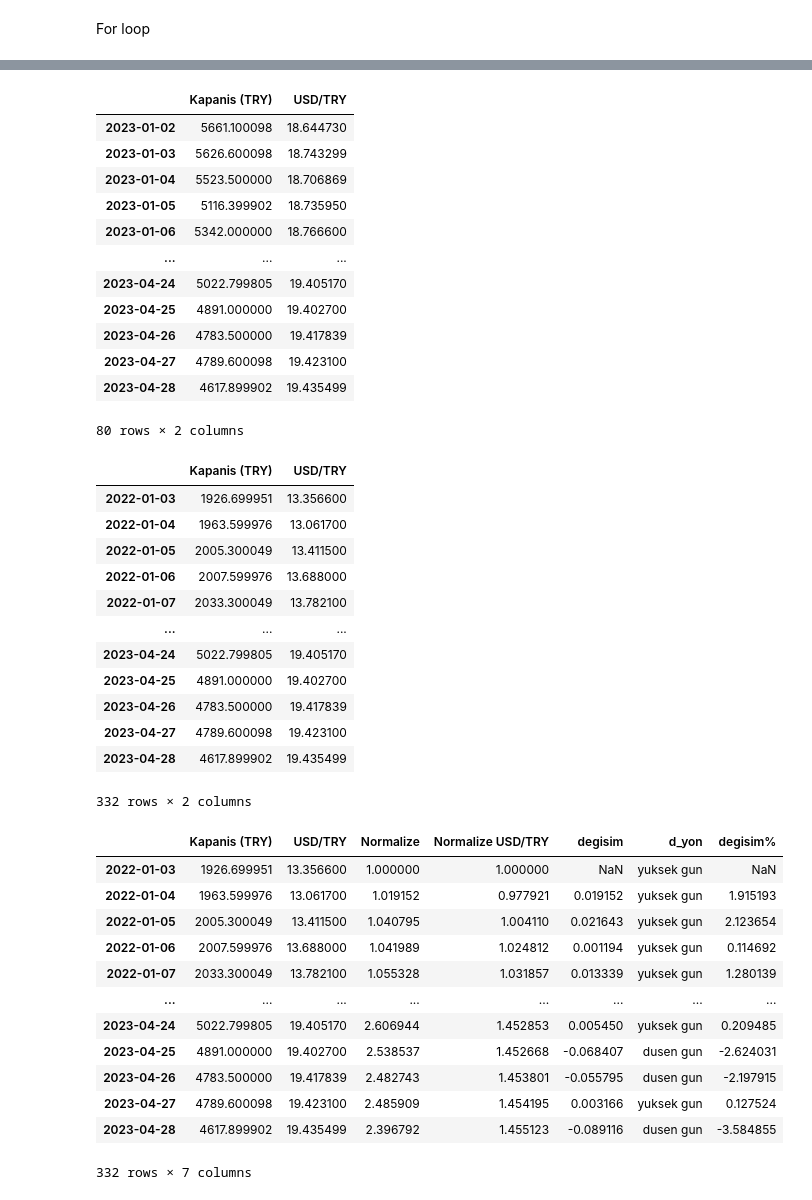
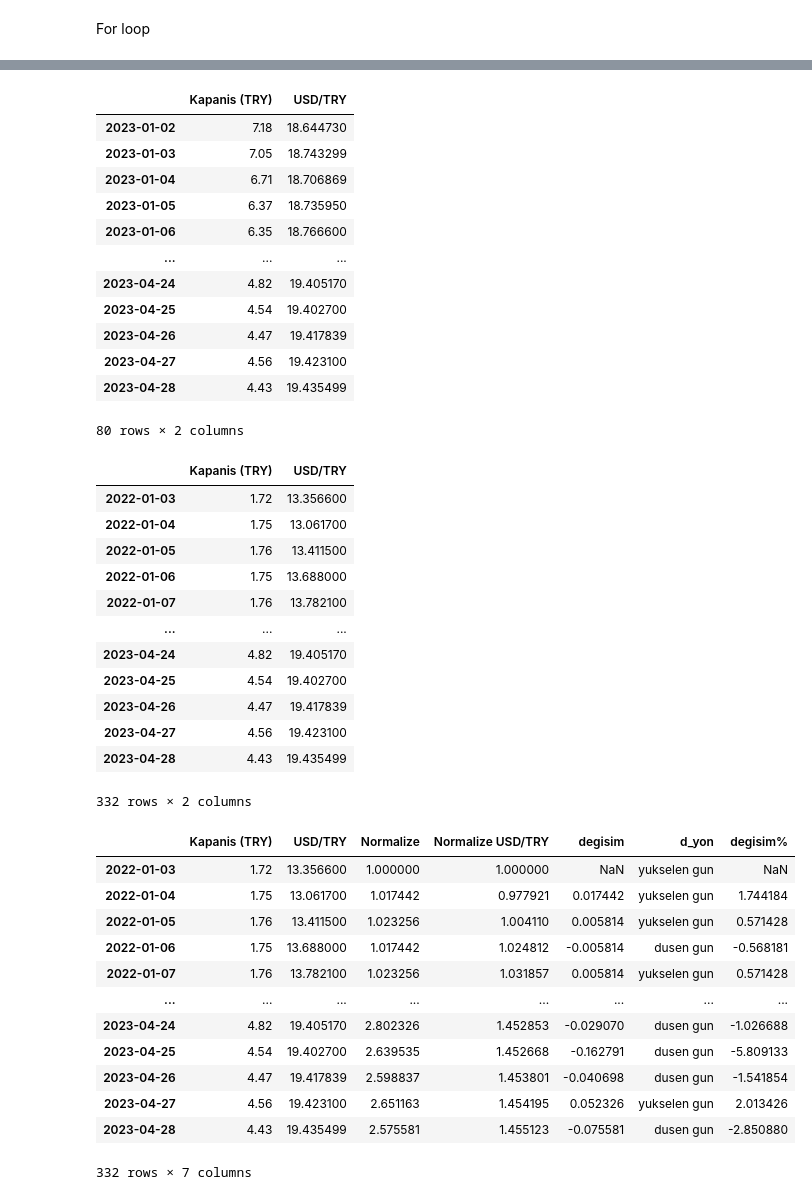
Before and after one commit to zubairnajim/4e-Academy-Lessons, a Jupyter notebook: ENJSA1.ipynb, the cells around one changed output, grey strips where cells are left out. Drawn from its saved outputs; the diff is of its cells as text; code cells hidden in the pictures.

```diff
--- a/ENJSA1.ipynb
+++ b/ENJSA1.ipynb
@@ -299,7 +298,7 @@ fig.update_layout(title = 'Normalize BIST100 ve Normalize Kur',
 # %% [output]
 [interactive output not drawn]
 # %%
-indirme_listesi = ['XU100.IS', 'TRY=X']
+indirme_listesi = ['ZOREN.IS', 'TRY=X']
 veri_2022 = pd.DataFrame()
 
 for i in indirme_listesi:
@@ -345,7 +344,7 @@ veri_2022
 # %% [markdown]
 For loop
 # %%
-indirme_listesi = ['XU100.IS', 'TRY=X']
+indirme_listesi = ['ZOREN.IS', 'TRY=X']
 veri_2023 = pd.DataFrame()
 
 for i in indirme_listesi:
@@ -376,56 +375,56 @@ veri_2023 = veri_2023[veri_2023['Kapanis (TRY)']>0]
 veri_2023
 # %% [output]
 |  | Kapanis (TRY) | USD/TRY |
-| 2023-01-02 | 5661.100098 | 18.644730 |
-| 2023-01-03 | 5626.600098 | 18.743299 |
-| 2023-01-04 | 5523.500000 | 18.706869 |
-| 2023-01-05 | 5116.399902 | 18.735950 |
-| 2023-01-06 | 5342.000000 | 18.766600 |
+| 2023-01-02 | 7.18 | 18.644730 |
+| 2023-01-03 | 7.05 | 18.743299 |
+| 2023-01-04 | 6.71 | 18.706869 |
+| 2023-01-05 | 6.37 | 18.735950 |
+| 2023-01-06 | 6.35 | 18.766600 |
 | ... | ... | ... |
-| 2023-04-24 | 5022.799805 | 19.405170 |
-| 2023-04-25 | 4891.000000 | 19.402700 |
-| 2023-04-26 | 4783.500000 | 19.417839 |
-| 2023-04-27 | 4789.600098 | 19.423100 |
-| 2023-04-28 | 4617.899902 | 19.435499 |
+| 2023-04-24 | 4.82 | 19.405170 |
+| 2023-04-25 | 4.54 | 19.402700 |
+| 2023-04-26 | 4.47 | 19.417839 |
+| 2023-04-27 | 4.56 | 19.423100 |
+| 2023-04-28 | 4.43 | 19.435499 |
 80 rows × 2 columns
 # %%
 veri = pd.concat([veri_2022, veri_2023], axis = 0)
 veri
 # %% [output]
 |  | Kapanis (TRY) | USD/TRY |
-| 2022-01-03 | 1926.699951 | 13.356600 |
-| 2022-01-04 | 1963.599976 | 13.061700 |
-| 2022-01-05 | 2005.300049 | 13.411500 |
-| 2022-01-06 | 2007.599976 | 13.688000 |
-| 2022-01-07 | 2033.300049 | 13.782100 |
+| 2022-01-03 | 1.72 | 13.356600 |
+| 2022-01-04 | 1.75 | 13.061700 |
+| 2022-01-05 | 1.76 | 13.411500 |
+| 2022-01-06 | 1.75 | 13.688000 |
+| 2022-01-07 | 1.76 | 13.782100 |
 | ... | ... | ... |
-| 2023-04-24 | 5022.799805 | 19.405170 |
-| 2023-04-25 | 4891.000000 | 19.402700 |
-| 2023-04-26 | 4783.500000 | 19.417839 |
-| 2023-04-27 | 4789.600098 | 19.423100 |
-| 2023-04-28 | 4617.899902 | 19.435499 |
+| 2023-04-24 | 4.82 | 19.405170 |
+| 2023-04-25 | 4.54 | 19.402700 |
+| 2023-04-26 | 4.47 | 19.417839 |
+| 2023-04-27 | 4.56 | 19.423100 |
+| 2023-04-28 | 4.43 | 19.435499 |
 332 rows × 2 columns
 # %%
 veri['Normalize'] = veri['Kapanis (TRY)']/veri.iloc[0, 0]
 #veri['Normalize USD/TRY'] = veri['USD/TRY']/veri.iloc[0, 0]
 veri['Normalize USD/TRY'] = veri['USD/TRY']/veri.loc[veri.index[0], 'USD/TRY']
 veri['degisim'] = veri['Normalize'].diff(1)
-veri['d_yon'] = veri['degisim'].map(lambda x: 'dusen gun' if x < 0 else 'yuksek gun')
+veri['d_yon'] = veri['degisim'].map(lambda x: 'dusen gun' if x < 0 else 'yukselen gun')
 veri['degisim%'] = (veri['degisim']/veri['Normalize'].shift(1))*100
 veri
 # %% [output]
 |  | Kapanis (TRY) | USD/TRY | Normalize | Normalize USD/TRY | degisim | d_yon | degisim% |
-| 2022-01-03 | 1926.699951 | 13.356600 | 1.000000 | 1.000000 | NaN | yuksek gun | NaN |
-| 2022-01-04 | 1963.599976 | 13.061700 | 1.019152 | 0.977921 | 0.019152 | yuksek gun | 1.915193 |
-| 2022-01-05 | 2005.300049 | 13.411500 | 1.040795 | 1.004110 | 0.021643 | yuksek gun | 2.123654 |
-| 2022-01-06 | 2007.599976 | 13.688000 | 1.041989 | 1.024812 | 0.001194 | yuksek gun | 0.114692 |
-| 2022-01-07 | 2033.300049 | 13.782100 | 1.055328 | 1.031857 | 0.013339 | yuksek gun | 1.280139 |
+| 2022-01-03 | 1.72 | 13.356600 | 1.000000 | 1.000000 | NaN | yukselen gun | NaN |
+| 2022-01-04 | 1.75 | 13.061700 | 1.017442 | 0.977921 | 0.017442 | yukselen gun | 1.744184 |
+| 2022-01-05 | 1.76 | 13.411500 | 1.023256 | 1.004110 | 0.005814 | yukselen gun | 0.571428 |
+| 2022-01-06 | 1.75 | 13.688000 | 1.017442 | 1.024812 | -0.005814 | dusen gun | -0.568181 |
+| 2022-01-07 | 1.76 | 13.782100 | 1.023256 | 1.031857 | 0.005814 | yukselen gun | 0.571428 |
 | ... | ... | ... | ... | ... | ... | ... | ... |
-| 2023-04-24 | 5022.799805 | 19.405170 | 2.606944 | 1.452853 | 0.005450 | yuksek gun | 0.209485 |
-| 2023-04-25 | 4891.000000 | 19.402700 | 2.538537 | 1.452668 | -0.068407 | dusen gun | -2.624031 |
-| 2023-04-26 | 4783.500000 | 19.417839 | 2.482743 | 1.453801 | -0.055795 | dusen gun | -2.197915 |
-| 2023-04-27 | 4789.600098 | 19.423100 | 2.485909 | 1.454195 | 0.003166 | yuksek gun | 0.127524 |
-| 2023-04-28 | 4617.899902 | 19.435499 | 2.396792 | 1.455123 | -0.089116 | dusen gun | -3.584855 |
+| 2023-04-24 | 4.82 | 19.405170 | 2.802326 | 1.452853 | -0.029070 | dusen gun | -1.026688 |
+| 2023-04-25 | 4.54 | 19.402700 | 2.639535 | 1.452668 | -0.162791 | dusen gun | -5.809133 |
+| 2023-04-26 | 4.47 | 19.417839 | 2.598837 | 1.453801 | -0.040698 | dusen gun | -1.541854 |
+| 2023-04-27 | 4.56 | 19.423100 | 2.651163 | 1.454195 | 0.052326 | yukselen gun | 2.013426 |
+| 2023-04-28 | 4.43 | 19.435499 | 2.575581 | 1.455123 | -0.075581 | dusen gun | -2.850880 |
 332 rows × 7 columns
 # %%
 fig = go.Figure()
```
Also changed, not shown: parts of 35 cells of this notebook.
